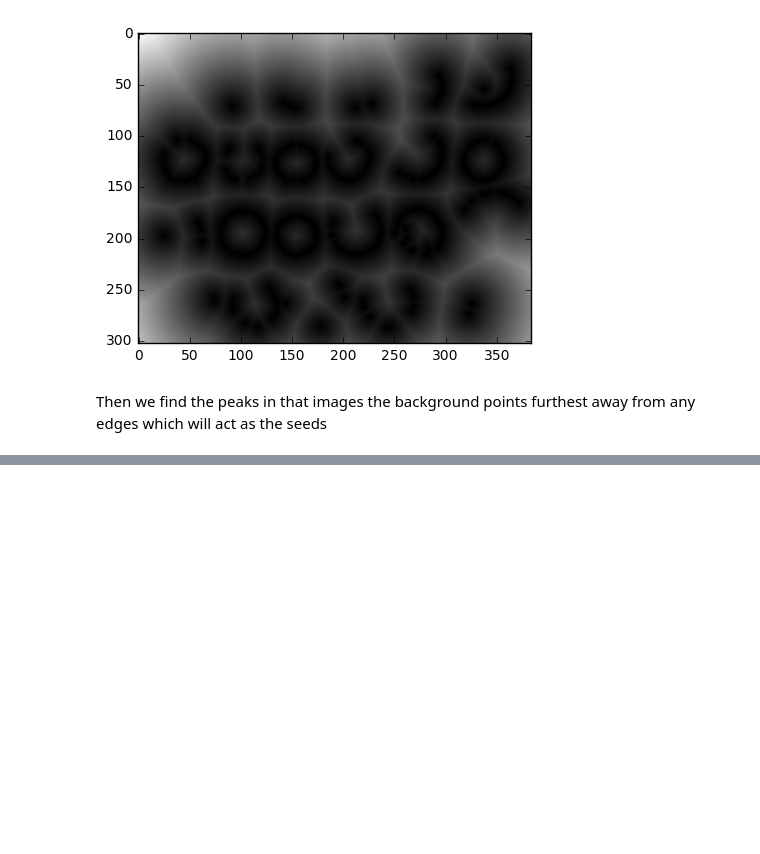
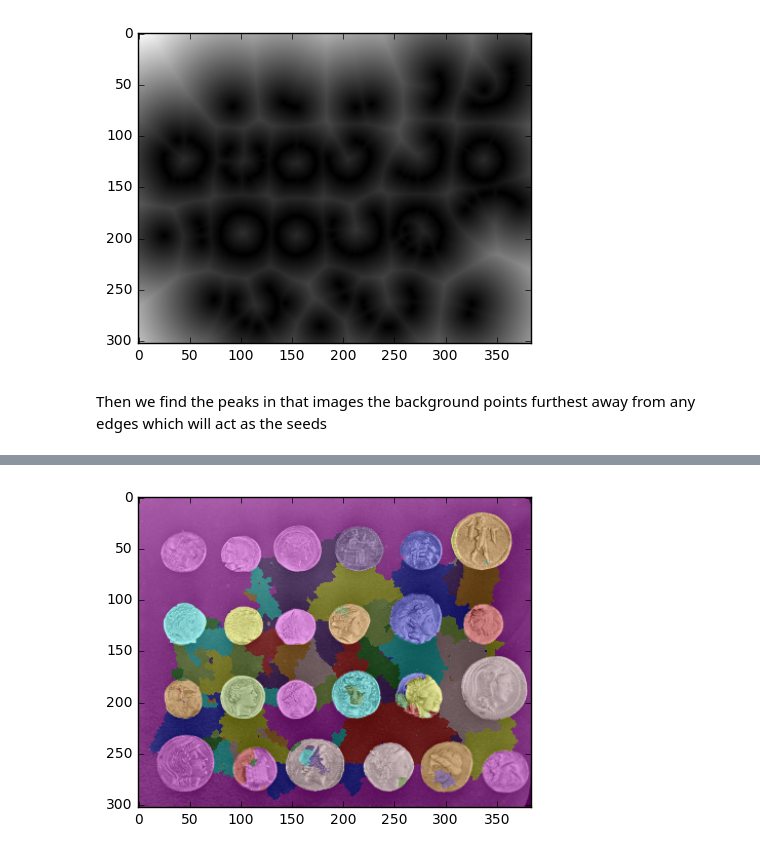
Before and after one commit to aashokvardhan/SciPy2015, a Jupyter notebook: feature recognition.ipynb, the cells around one changed output, grey strips where cells are left out. Drawn from its saved outputs; the diff is of its cells as text; code cells hidden in the pictures; blank space fills up the shorter version.

```diff
--- a/Untitled.ipynb
+++ b/feature recognition.ipynb
@@ -139,0 +146,7 @@ Peaks shape (233, 2)
+# %%
+ws=watershed(edges,seeds)
+from skimage import color
+plt.imshow(color.label2rgb(ws,coins))
+plt.show()
+# %% [output]
+[figure, added]
```
Also changed, not shown: parts of 5 cells of this notebook.
